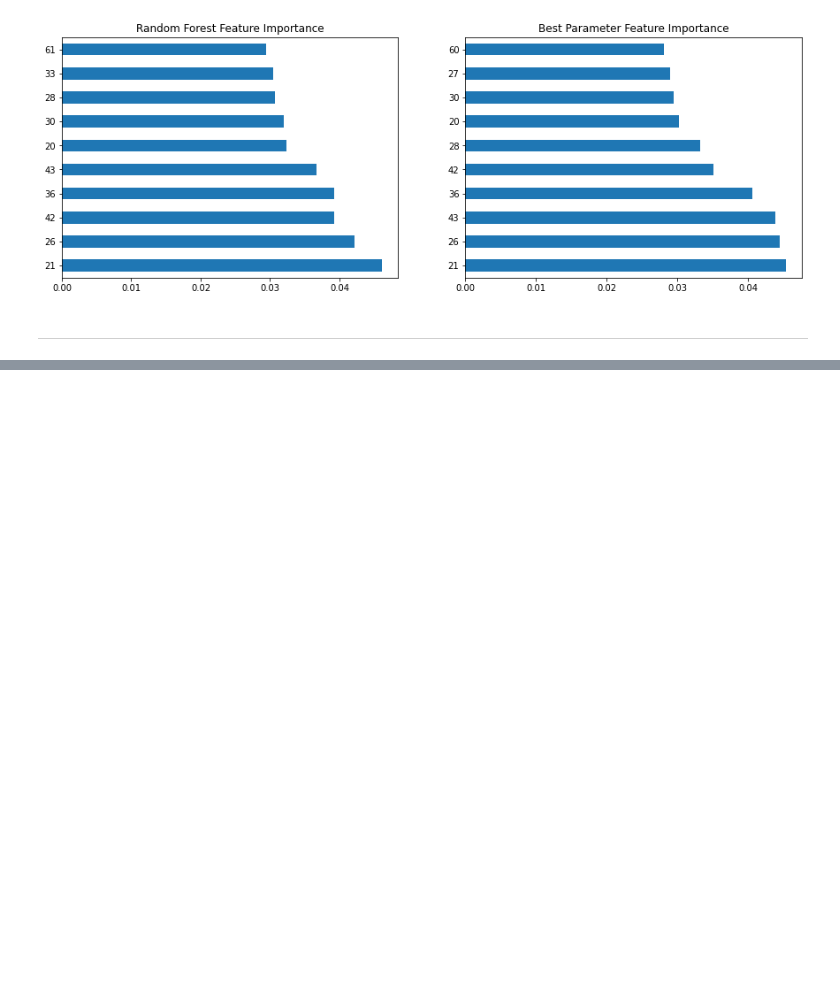
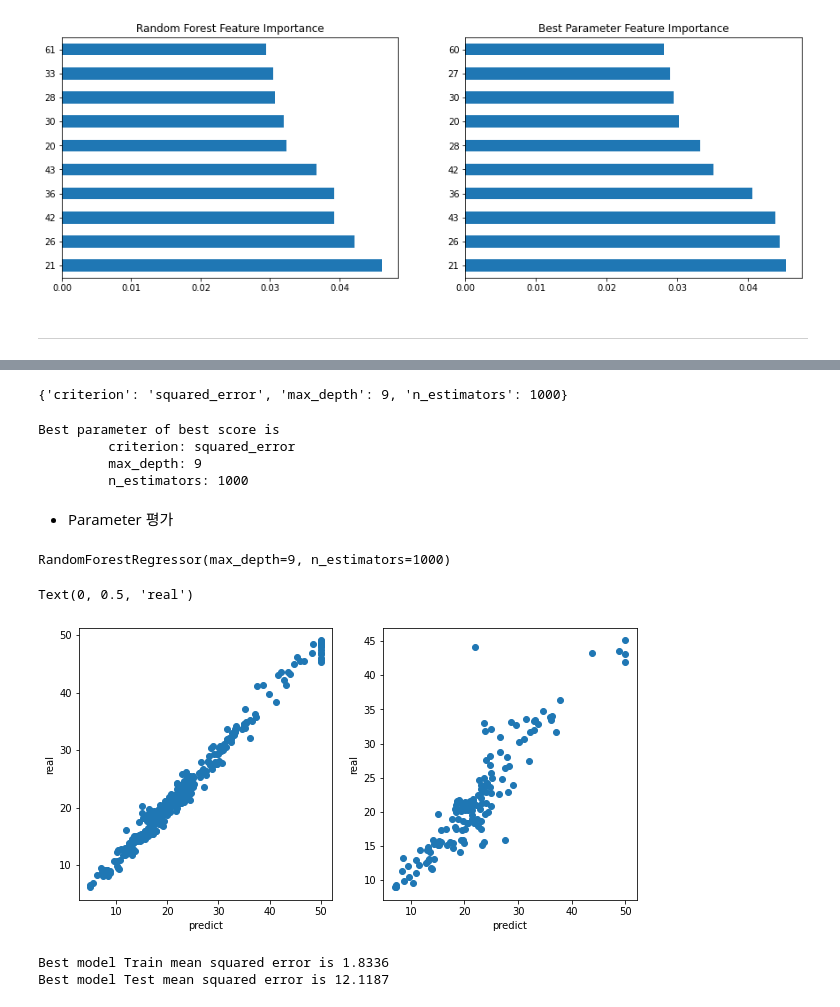
Before and after one commit to Junuux/Python_ML, a Jupyter notebook: Machine_Learning/Random_Forest.ipynb, the cells around one changed output, grey strips where cells are left out. Drawn from its saved outputs; the diff is of its cells as text; code cells hidden in the pictures; blank space fills up the shorter version.

```diff
--- a/Machine_Learning/Random_Forest.ipynb
+++ b/Machine_Learning/Random_Forest.ipynb
@@ -311,0 +465,5 @@ best_feature_importance.head(10).plot(kind="barh", ax=axes[1], title="Best Param
+# %%
+from sklearn.model_selection import GridSearchCV
+from sklearn.ensemble import RandomForestRegressor
+
+cv_rf_regressor = RandomForestRegressor()
@@ -311,0 +472,6 @@ best_feature_importance.head(10).plot(kind="barh", ax=axes[1], title="Best Param
+# %%
+params = {
+    "n_estimators": [100, 200, 500, 1000],
+    "criterion": ["absolute_error", "squared_error"],
+    "max_depth": [i for i in range(1, 10, 2)],
+}
@@ -311,0 +480,3 @@ best_feature_importance.head(10).plot(kind="barh", ax=axes[1], title="Best Param
+# %%
+grid = GridSearchCV(estimator=cv_rf_regressor, param_grid=params, cv=3)
+grid = grid.fit(train_data, train_target)
@@ -311,0 +487,46 @@ best_feature_importance.head(10).plot(kind="barh", ax=axes[1], title="Best Param
+# %%
+grid.best_params_
+# %% [output]
+{'criterion': 'squared_error', 'max_depth': 9, 'n_estimators': 1000}
+# %%
+print("Best parameter of best score is")
+for key, value in grid.best_params_.items():
+    print(f"\t {key}: {value}")
+# %% [output]
+Best parameter of best score is
+         criterion: squared_error
+         max_depth: 9
+         n_estimators: 1000
+# %% [markdown]
+* Parameter 평가
+# %%
+grid.best_estimator_
+# %% [output]
+RandomForestRegressor(max_depth=9, n_estimators=1000)
+# %%
+best_rf = grid.best_estimator_
+
+cv_train_pred = best_rf.predict(train_data)
+cv_test_pred = best_rf.predict(test_data)
+# %%
+fig, axes = plt.subplots(nrows=1, ncols=2, figsize=(10, 5))
+
+axes[0].scatter(train_target, cv_train_pred)
+axes[0].set_xlabel("predict")
+axes[0].set_ylabel("real")
+
+axes[1].scatter(test_target, cv_test_pred)
+axes[1].set_xlabel("predict")
+axes[1].set_ylabel("real")
+# %% [output]
+Text(0, 0.5, 'real')
+[figure, added]
+# %%
+cv_train_mse = mean_squared_error(train_target, cv_train_pred)
+cv_test_mse = mean_squared_error(test_target, cv_test_pred)
+
+print(f"Best model Train mean squared error is {cv_train_mse:.4f}")
+print(f"Best model Test mean squared error is {cv_test_mse:.4f}")
+# %% [output]
+Best model Train mean squared error is 1.8336
+Best model Test mean squared error is 12.1187
```
Also changed, not shown: parts of 31 cells of this notebook, 3 other files.
